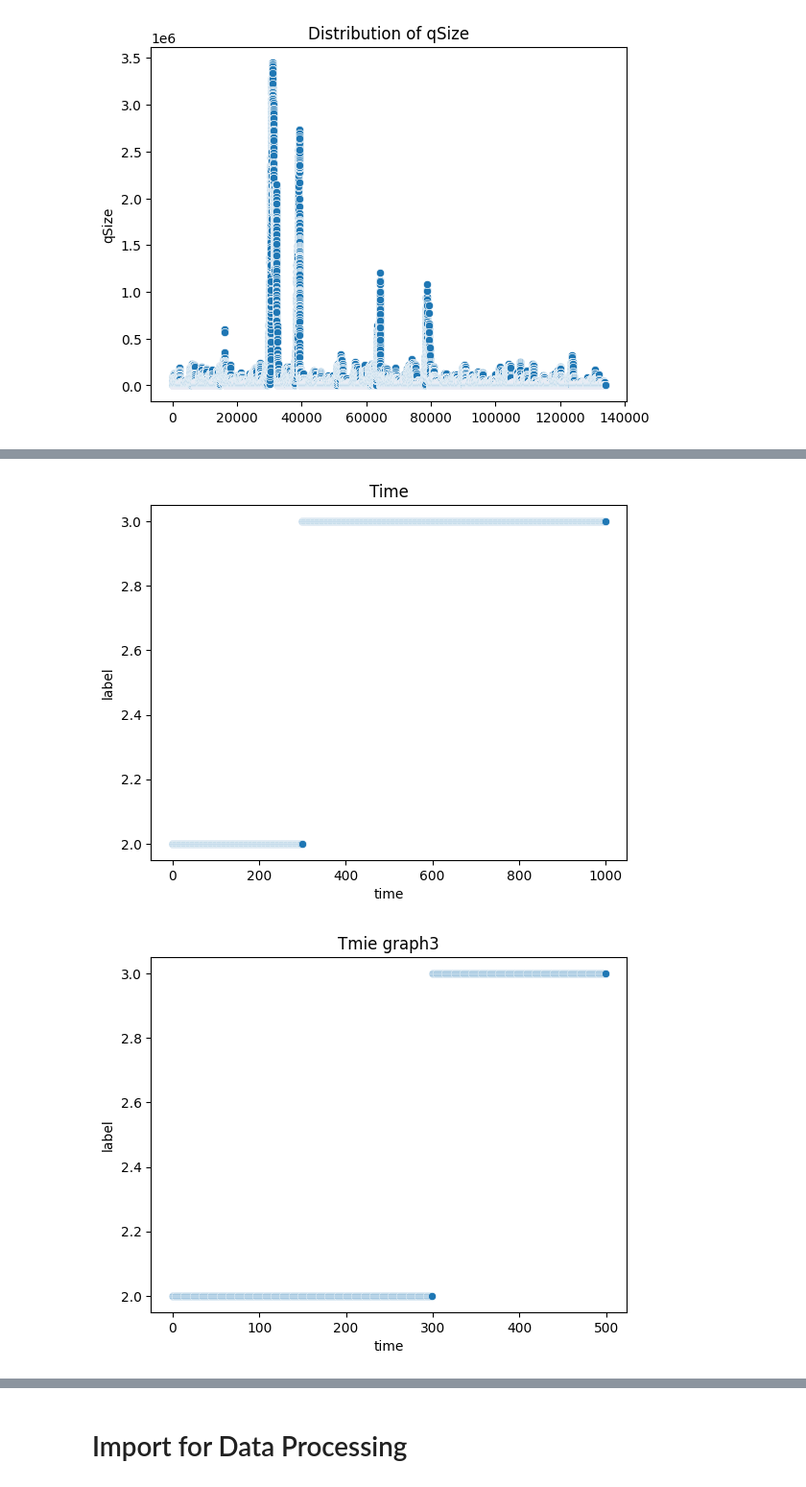
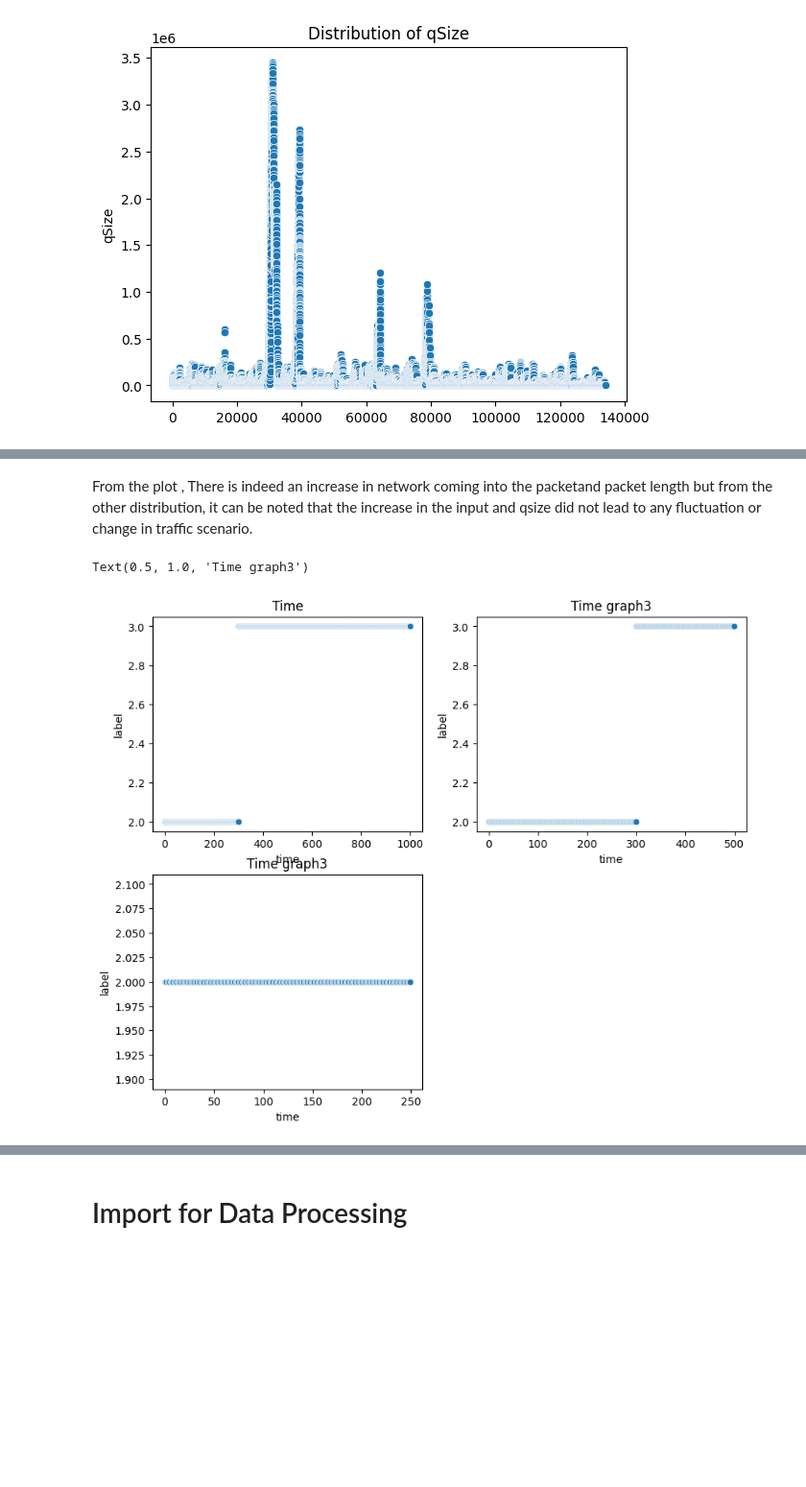
Before and after one commit to Flibbertigibbert/Zindi-Network-traffic-project, a Jupyter notebook: Network_Traffic.ipynb, the cells around one changed output, grey strips where cells are left out. Shown at 96% size. Saved outputs shown, nothing was run; the diff lists cells and outputs as text; code cells hidden in the pictures; blank space fills up the shorter version.

```diff
--- a/Network_Traffic.ipynb
+++ b/Network_Traffic.ipynb
@@ -174,24 +186,25 @@ for cd in col_ana:
+# %% [markdown]
+From the plot , There is indeed an increase in network coming into the packetand packet length but from the other distribution, it can be noted that the increase in the input and qsize did not lead to any fluctuation or change  in traffic scenario.
 # %%
 
 time_constrain = first_df[:1000]
 time_constrain2 = first_df[:500]
 time_constrain3 = first_df[:250]
 
 
 
+plt.figure(figsize=(10,8))
+plt.subplot(2,2,1)
 sns.scatterplot(data = time_constrain, x='time', y= 'label')
-plt.title(f"Time")
-plt.show()
+plt.title("Time")
 
+plt.subplot(2,2,2)
+sns.scatterplot(data= time_constrain2, x='time', y= 'label')
+plt.title("Time graph3")
 
-sns.scatterplot(data= time_constrain2, x='time', y= 'label')
-plt.title("Tmie graph3")
-plt.show()
-
+plt.subplot(2,2,3)
 sns.scatterplot(data= time_constrain3, x='time', y= 'label')
 plt.title("Time graph3")
-
-plt.show()
 # %% [output]
+Text(0.5, 1.0, 'Time graph3')
-[figure, old version]
+[figure, new version]
-[figure, removed]
```
Also changed, not shown: parts of 76 cells of this notebook.
